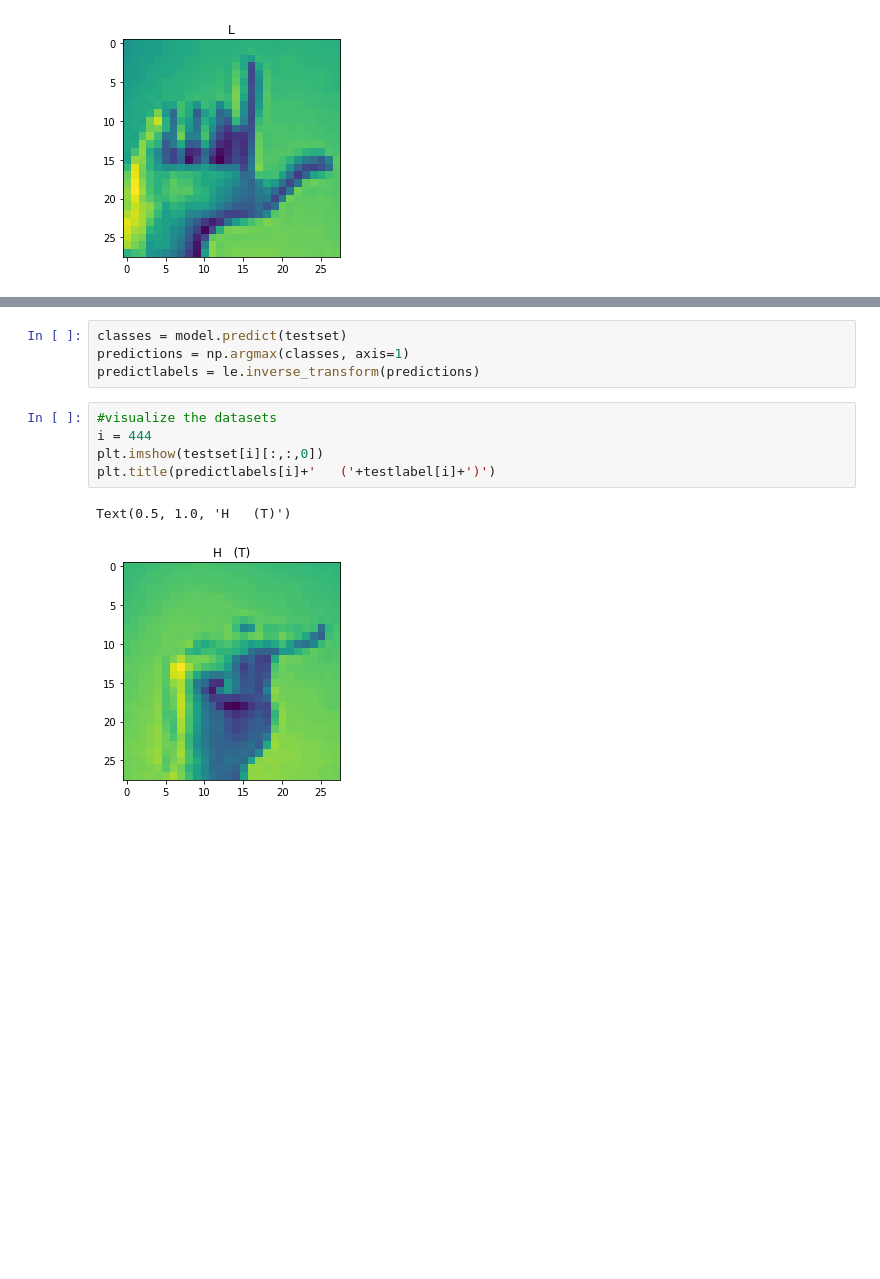
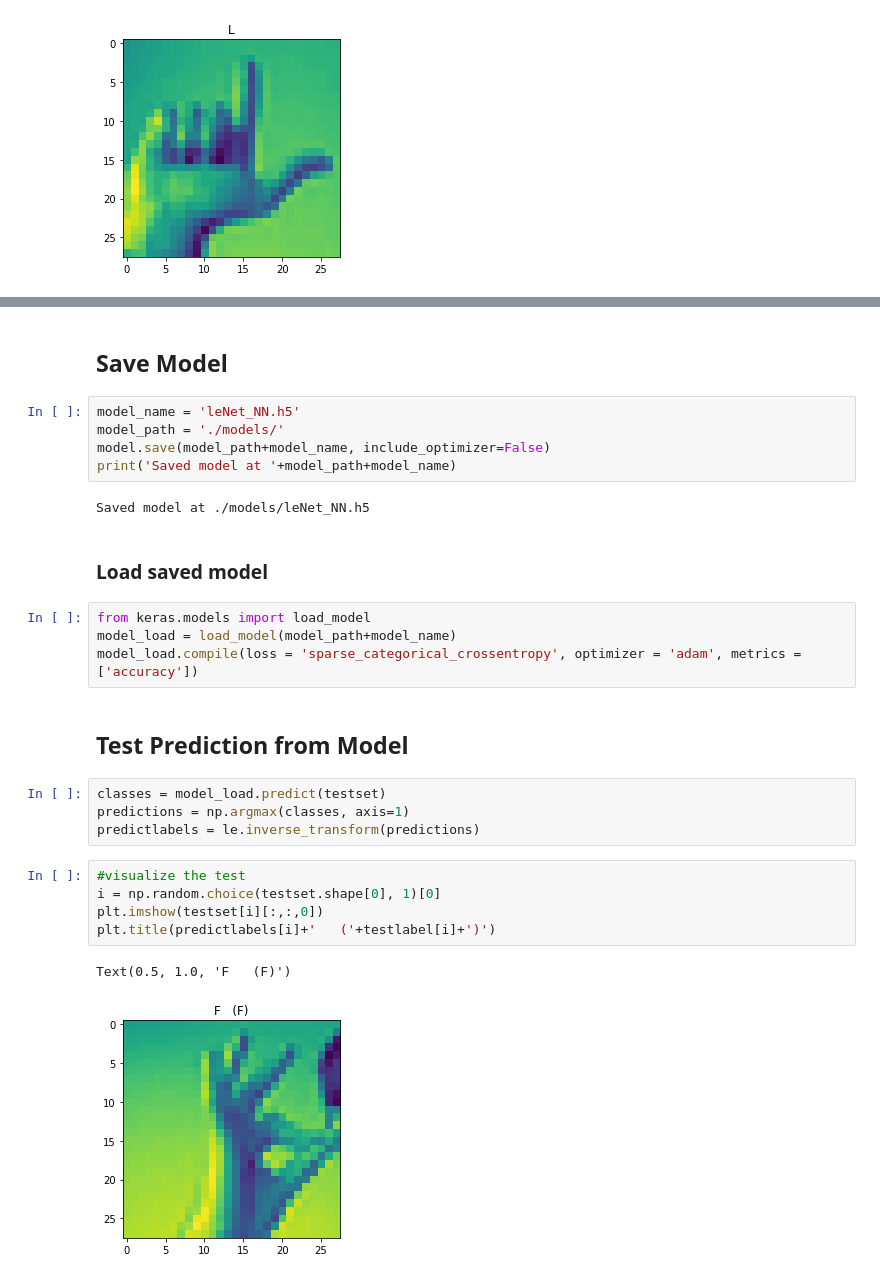
Before and after one commit to astrojneil/ASLmodel, a Jupyter notebook: basicNN.ipynb, the cells around one changed output, grey strips where cells are left out. Drawn from its saved outputs; the diff is of its cells as text; blank space fills up the shorter version.

```diff
--- a/basicNN.ipynb
+++ b/basicNN.ipynb
@@ -77,12 +179,29 @@ Predict from the model
+# %% [markdown]
+## Save Model
+# %%
+model_name = 'leNet_NN.h5'
+model_path = './models/'
+model.save(model_path+model_name, include_optimizer=False)
+print('Saved model at '+model_path+model_name)
+# %% [output]
+Saved model at ./models/leNet_NN.h5
+# %% [markdown]
+### Load saved model
+# %%
+from keras.models import load_model
+model_load = load_model(model_path+model_name)
+model_load.compile(loss = 'sparse_categorical_crossentropy', optimizer = 'adam', metrics = ['accuracy'])
+# %% [markdown]
+## Test Prediction from Model
 # %%
-classes = model.predict(testset)
+classes = model_load.predict(testset)
 predictions = np.argmax(classes, axis=1)
 predictlabels = le.inverse_transform(predictions)
 # %%
-#visualize the datasets
-i = 444
+#visualize the test
+i = np.random.choice(testset.shape[0], 1)[0]
 plt.imshow(testset[i][:,:,0])
 plt.title(predictlabels[i]+'   ('+testlabel[i]+')')
 # %% [output]
-Text(0.5, 1.0, 'H   (T)')
+Text(0.5, 1.0, 'F   (F)')
-[figure, old version]
+[figure, new version]
```
Also changed, not shown: parts of 27 cells of this notebook, 1 other file.
